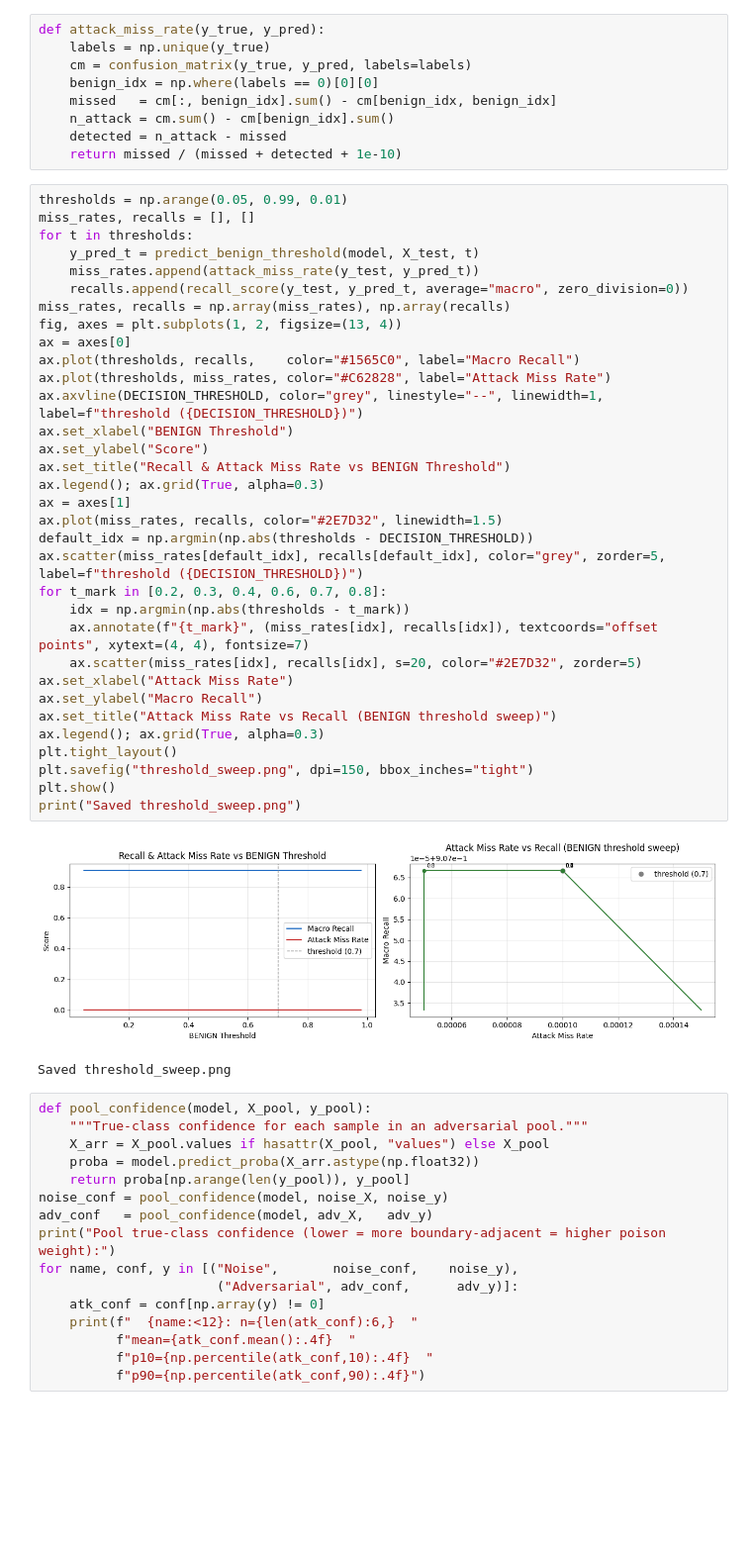
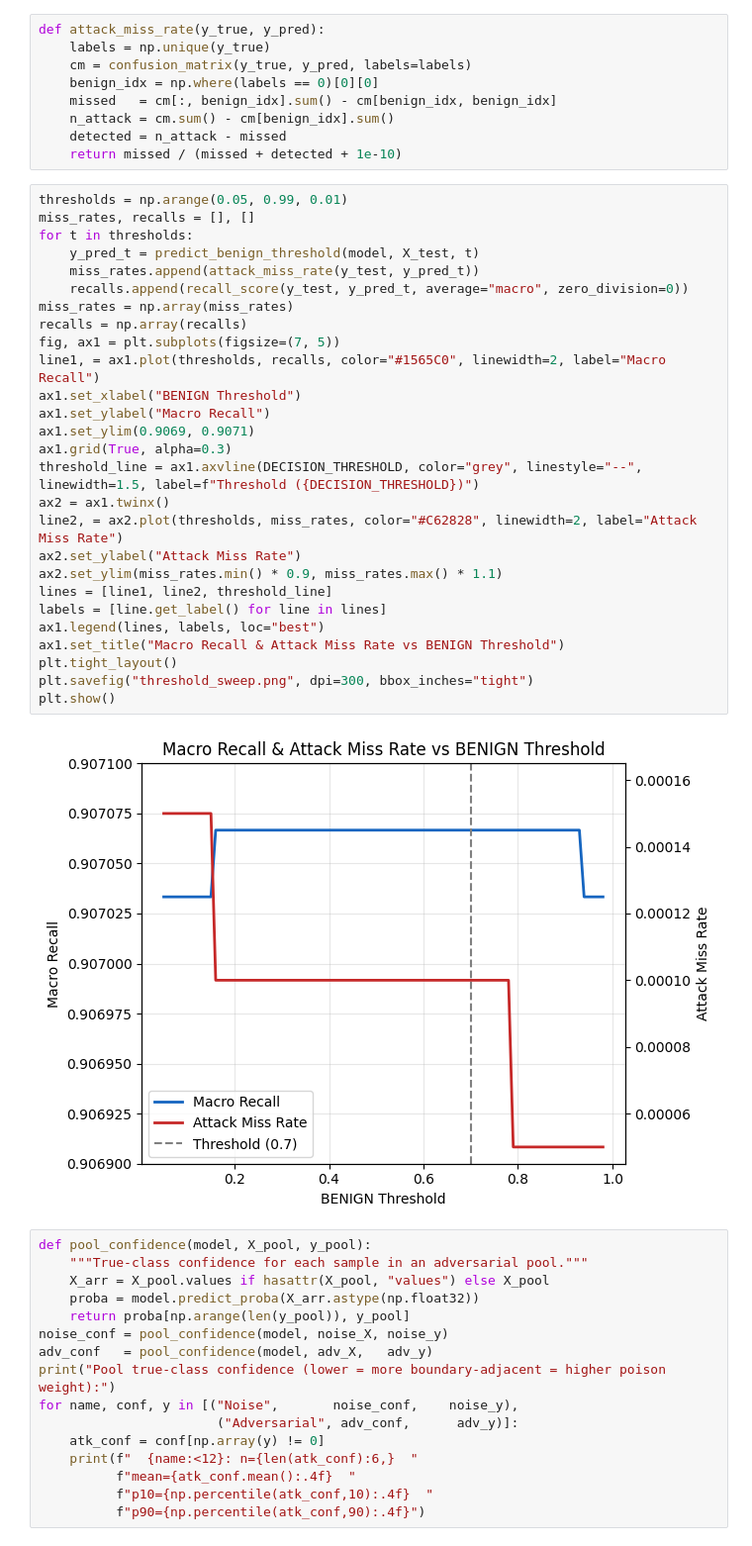
Before and after one commit to NU-Academics/DIS_Hughen, a Jupyter notebook: RQ1.ipynb, the cells around one changed output. Shown at 99% size. Saved outputs shown, nothing was run; the diff lists cells and outputs as text; blank space fills up the shorter version.

Commit message:
Updated Diagrams in RQ1 and RQ2

```diff
--- a/RQ1.ipynb
+++ b/RQ1.ipynb
@@ -321,42 +321,35 @@ def attack_miss_rate(y_true, y_pred):
     n_attack = cm.sum() - cm[benign_idx].sum()
     detected = n_attack - missed
     return missed / (missed + detected + 1e-10)
-# %%
-thresholds = np.arange(0.05, 0.99, 0.01)
-miss_rates, recalls = [], []
-for t in thresholds:
-    y_pred_t = predict_benign_threshold(model, X_test, t)
-    miss_rates.append(attack_miss_rate(y_test, y_pred_t))
-    recalls.append(recall_score(y_test, y_pred_t, average="macro", zero_division=0))
-miss_rates, recalls = np.array(miss_rates), np.array(recalls)
-fig, axes = plt.subplots(1, 2, figsize=(13, 4))
-ax = axes[0]
-ax.plot(thresholds, recalls,    color="#1565C0", label="Macro Recall")
-ax.plot(thresholds, miss_rates, color="#C62828", label="Attack Miss Rate")
-ax.axvline(DECISION_THRESHOLD, color="grey", linestyle="--", linewidth=1, label=f"threshold ({DECISION_THRESHOLD})")
-ax.set_xlabel("BENIGN Threshold")
-ax.set_ylabel("Score")
-ax.set_title("Recall & Attack Miss Rate vs BENIGN Threshold")
-ax.legend(); ax.grid(True, alpha=0.3)
-ax = axes[1]
-ax.plot(miss_rates, recalls, color="#2E7D32", linewidth=1.5)
-default_idx = np.argmin(np.abs(thresholds - DECISION_THRESHOLD))
-ax.scatter(miss_rates[default_idx], recalls[default_idx], color="grey", zorder=5, label=f"threshold ({DECISION_THRESHOLD})")
-for t_mark in [0.2, 0.3, 0.4, 0.6, 0.7, 0.8]:
-    idx = np.argmin(np.abs(thresholds - t_mark))
-    ax.annotate(f"{t_mark}", (miss_rates[idx], recalls[idx]), textcoords="offset points", xytext=(4, 4), fontsize=7)
-    ax.scatter(miss_rates[idx], recalls[idx], s=20, color="#2E7D32", zorder=5)
-ax.set_xlabel("Attack Miss Rate")
-ax.set_ylabel("Macro Recall")
-ax.set_title("Attack Miss Rate vs Recall (BENIGN threshold sweep)")
-ax.legend(); ax.grid(True, alpha=0.3)
-plt.tight_layout()
-plt.savefig("threshold_sweep.png", dpi=150, bbox_inches="tight")
-plt.show()
-print("Saved threshold_sweep.png")
-# %% [output]
-[figure, removed]
-Saved threshold_sweep.png
+# %%
+thresholds = np.arange(0.05, 0.99, 0.01)
+miss_rates, recalls = [], []
+for t in thresholds:
+    y_pred_t = predict_benign_threshold(model, X_test, t)
+    miss_rates.append(attack_miss_rate(y_test, y_pred_t))
+    recalls.append(recall_score(y_test, y_pred_t, average="macro", zero_division=0))
+miss_rates = np.array(miss_rates)
+recalls = np.array(recalls)
+fig, ax1 = plt.subplots(figsize=(7, 5))
+line1, = ax1.plot(thresholds, recalls, color="#1565C0", linewidth=2, label="Macro Recall")
+ax1.set_xlabel("BENIGN Threshold")
+ax1.set_ylabel("Macro Recall")
+ax1.set_ylim(0.9069, 0.9071)
+ax1.grid(True, alpha=0.3)
+threshold_line = ax1.axvline(DECISION_THRESHOLD, color="grey", linestyle="--", linewidth=1.5, label=f"Threshold ({DECISION_THRESHOLD})")
+ax2 = ax1.twinx()
+line2, = ax2.plot(thresholds, miss_rates, color="#C62828", linewidth=2, label="Attack Miss Rate")
+ax2.set_ylabel("Attack Miss Rate")
+ax2.set_ylim(miss_rates.min() * 0.9, miss_rates.max() * 1.1)
+lines = [line1, line2, threshold_line]
+labels = [line.get_label() for line in lines]
+ax1.legend(lines, labels, loc="best")
+ax1.set_title("Macro Recall & Attack Miss Rate vs BENIGN Threshold")
+plt.tight_layout()
+plt.savefig("threshold_sweep.png", dpi=300, bbox_inches="tight")
+plt.show()
+# %% [output]
+[figure, added]
 # %%
 def pool_confidence(model, X_pool, y_pool):
     """True-class confidence for each sample in an adversarial pool."""
```
Also changed, not shown: parts of 6 cells of this notebook, 1 other file.
